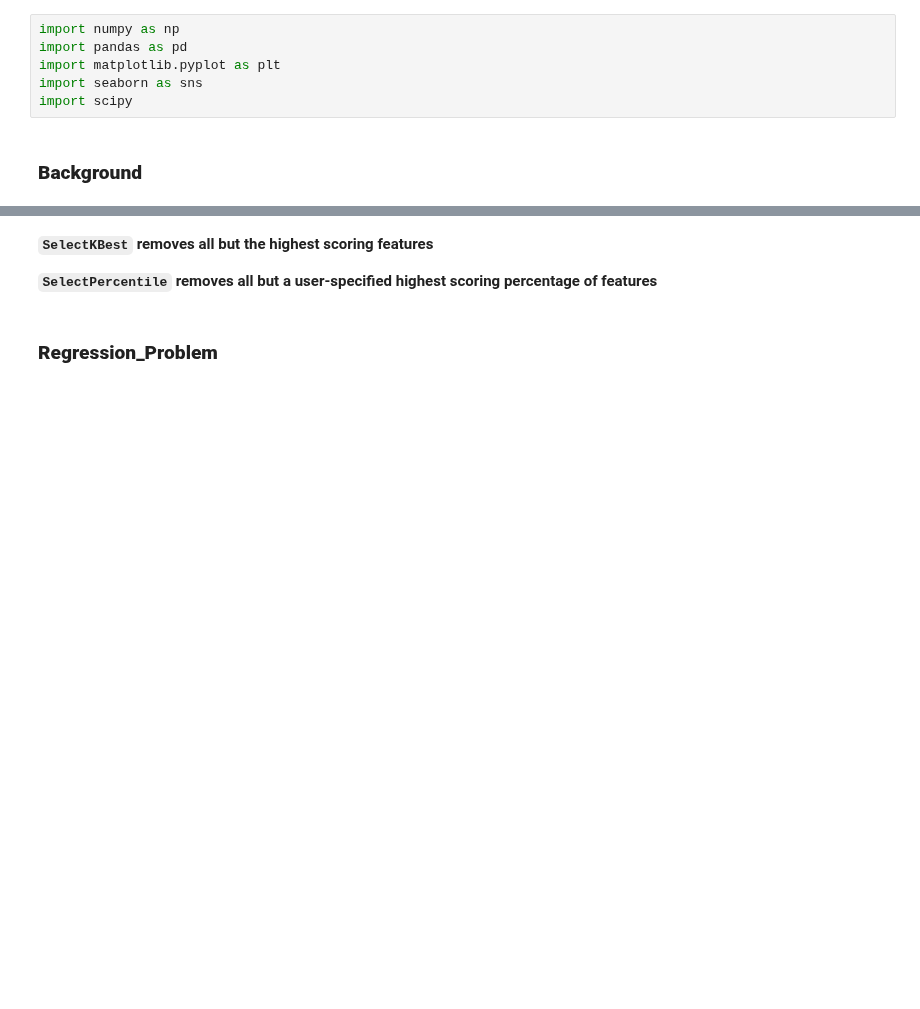
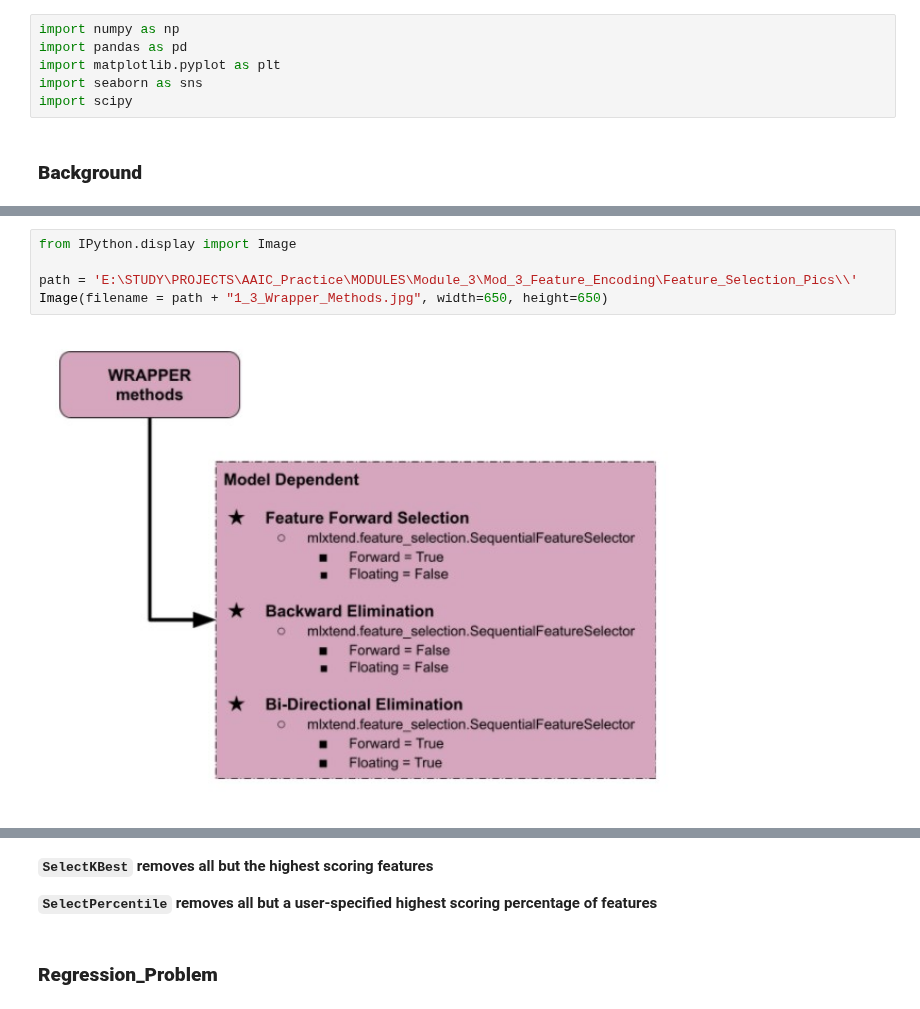
Before and after one commit to raj-shr-git/AAIC_Practice, a Jupyter notebook: MODULES/Module_3/Mod_3_Feature_Encoding/Feature_Encoding_Selection.ipynb, the cells around one changed output, grey strips where cells are left out. Cells and saved outputs as stored; diff of their text form; blank space fills up the shorter version.

```diff
--- a/MODULES/Module_3/Mod_3_Feature_Encoding/Feature_Encoding_Selection.ipynb
+++ b/MODULES/Module_3/Mod_3_Feature_Encoding/Feature_Encoding_Selection.ipynb
@@ -56,0 +76,7 @@ import scipy
+# %%
+from IPython.display import Image
+
+path = 'E:\STUDY\PROJECTS\AAIC_Practice\MODULES\Module_3\Mod_3_Feature_Encoding\Feature_Selection_Pics\\'
+Image(filename = path + "1_3_Wrapper_Methods.jpg", width=650, height=650)
+# %% [output]
+[figure, added]
```
Also changed, not shown: parts of 151 cells of this notebook, 7 other files.
